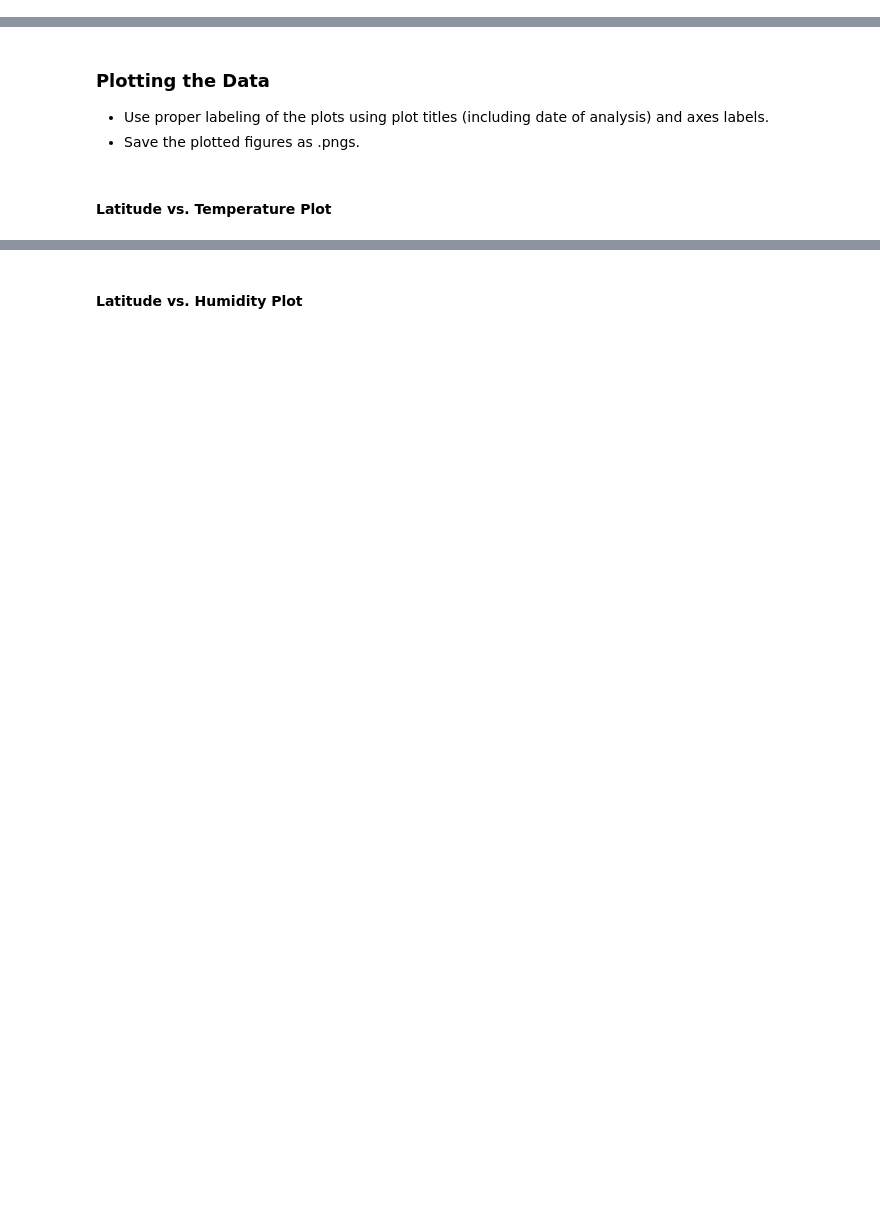
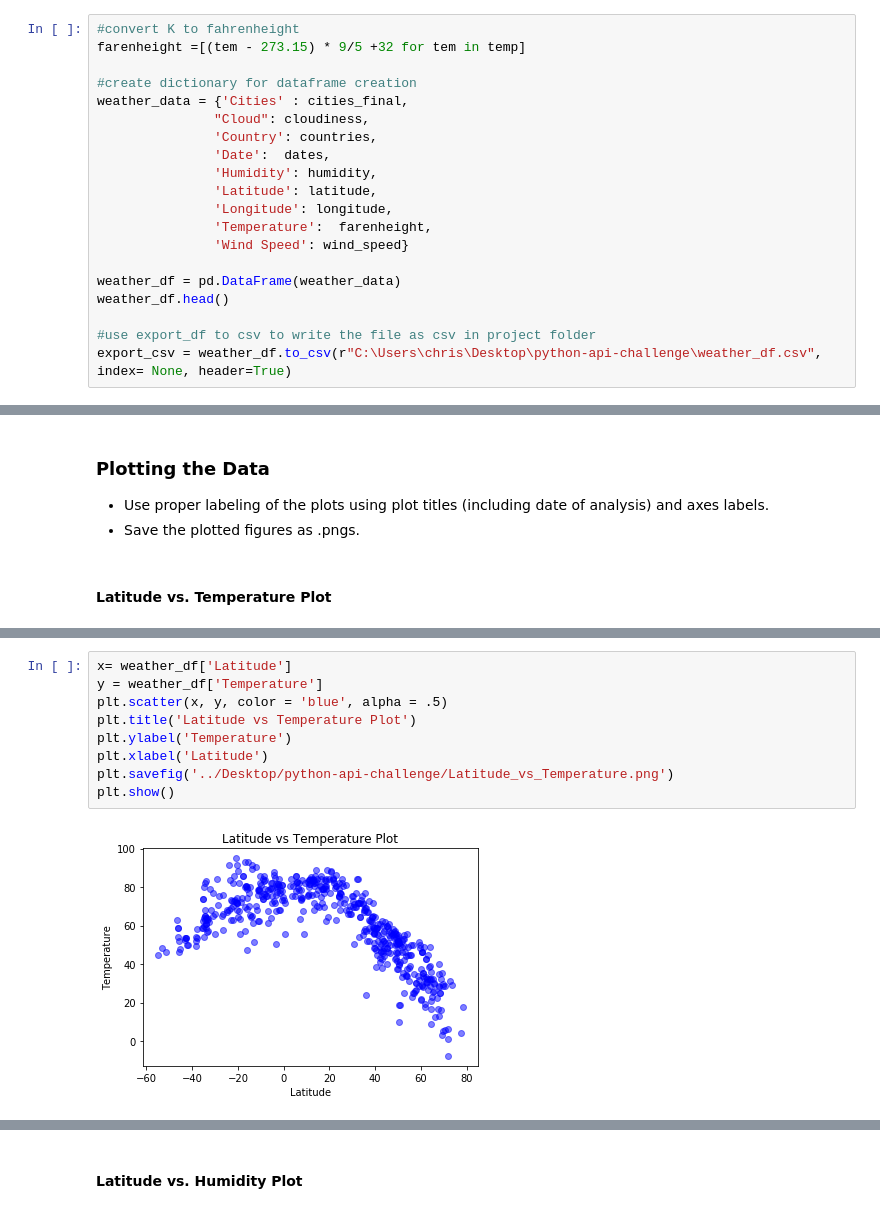
Before and after one commit to Perejdac/API-Challenge, a Jupyter notebook: Api-homework.ipynb, the cells around one changed output, grey strips where cells are left out. Drawn from its saved outputs; the diff is of its cells as text; blank space fills up the shorter version.

```diff
--- a/Api-homework.ipynb
+++ b/Api-homework.ipynb
@@ -172,0 +129,20 @@ long = data['coord']['lon']
+# %%
+#convert K to fahrenheight
+farenheight =[(tem - 273.15) * 9/5 +32 for tem in temp]
+
+#create dictionary for dataframe creation
+weather_data = {'Cities' : cities_final,
+               "Cloud": cloudiness,
+               'Country': countries,
+               'Date':  dates,
+               'Humidity': humidity,
+               'Latitude': latitude,
+               'Longitude': longitude,
+               'Temperature':  farenheight,
+               'Wind Speed': wind_speed}
+
+weather_df = pd.DataFrame(weather_data)
+weather_df.head()
+
+#use export_df to csv to write the file as csv in project folder
+export_csv = weather_df.to_csv(r"C:\Users\chris\Desktop\python-api-challenge\weather_df.csv", index= None, header=True)
@@ -181,0 +164,11 @@ long = data['coord']['lon']
+# %%
+x= weather_df['Latitude']
+y = weather_df['Temperature']
+plt.scatter(x, y, color = 'blue', alpha = .5)
+plt.title('Latitude vs Temperature Plot')
+plt.ylabel('Temperature')
+plt.xlabel('Latitude')
+plt.savefig('../Desktop/python-api-challenge/Latitude_vs_Temperature.png')
+plt.show()
+# %% [output]
+[figure, added]
```
Also changed, not shown: parts of 19 cells of this notebook, 3 other files.
